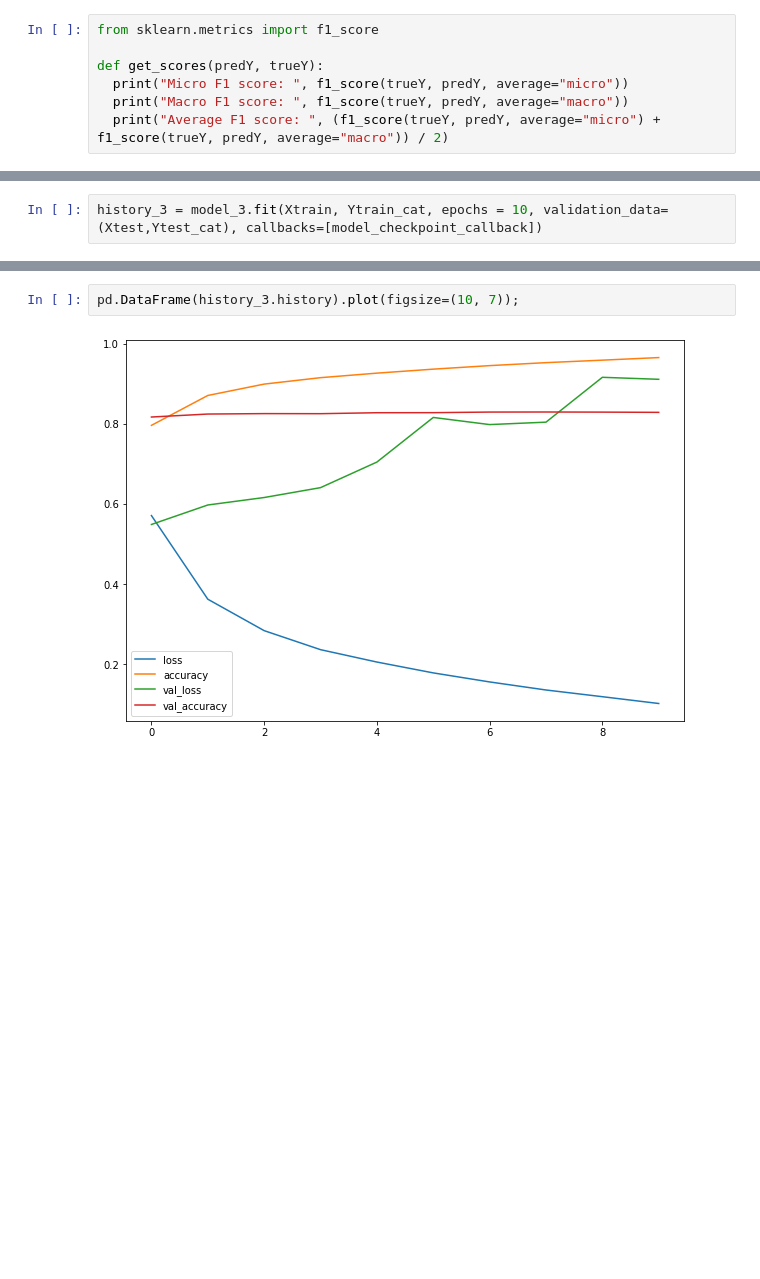
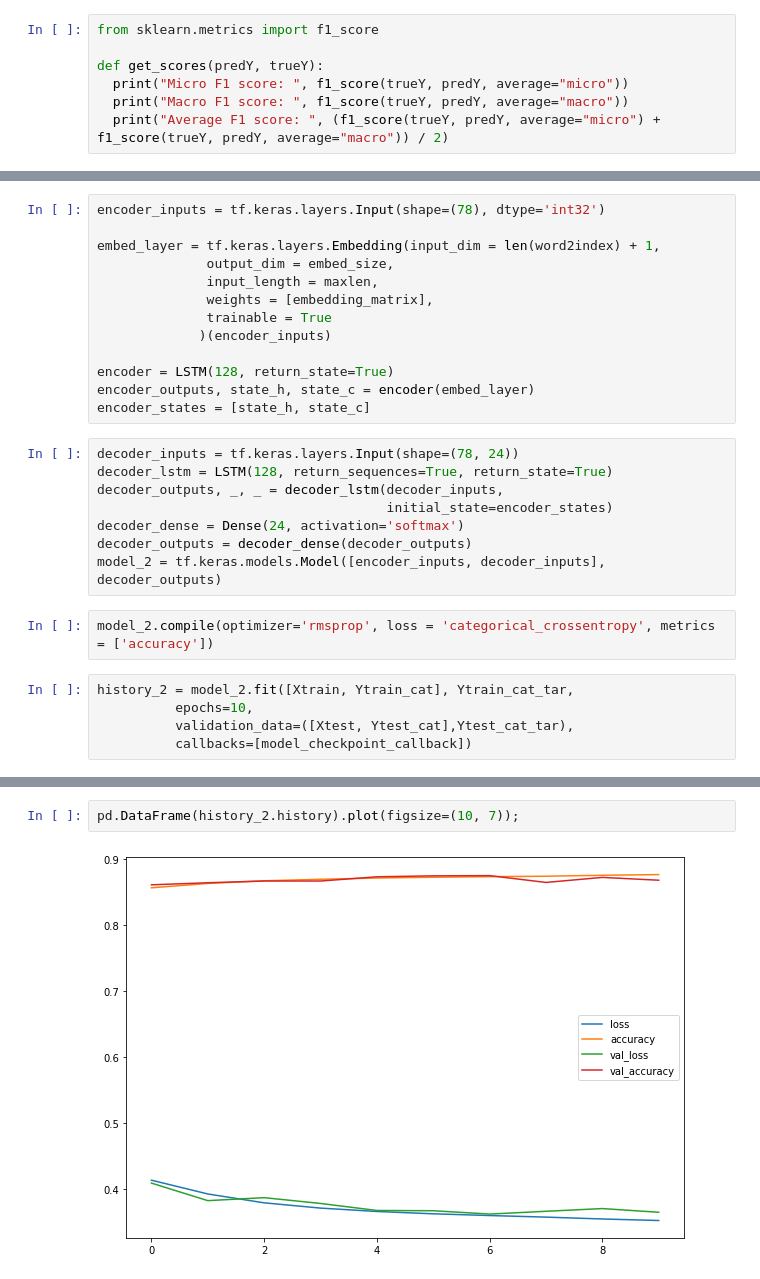
Before and after one commit to blazingbhavneek/ner_bert_lstm, a Jupyter notebook: NER_Bhavneek.ipynb, the cells around one changed output, grey strips where cells are left out. Drawn from its saved outputs; the diff is of its cells as text; blank space fills up the shorter version.

```diff
--- a/NER_Bhavneek.ipynb
+++ b/NER_Bhavneek.ipynb
@@ -660,4 +511,30 @@ _________________________________________________________________
+# %%
+encoder_inputs = tf.keras.layers.Input(shape=(78), dtype='int32')
+
+embed_layer = tf.keras.layers.Embedding(input_dim = len(word2index) + 1,
+              output_dim = embed_size,
+              input_length = maxlen,
+              weights = [embedding_matrix],
+              trainable = True
+             )(encoder_inputs)
+
+encoder = LSTM(128, return_state=True)
+encoder_outputs, state_h, state_c = encoder(embed_layer)
+encoder_states = [state_h, state_c]
+# %%
+decoder_inputs = tf.keras.layers.Input(shape=(78, 24))
+decoder_lstm = LSTM(128, return_sequences=True, return_state=True)
+decoder_outputs, _, _ = decoder_lstm(decoder_inputs,
+                                     initial_state=encoder_states)
+decoder_dense = Dense(24, activation='softmax')
+decoder_outputs = decoder_dense(decoder_outputs)
+model_2 = tf.keras.models.Model([encoder_inputs, decoder_inputs], decoder_outputs)
+# %%
+model_2.compile(optimizer='rmsprop', loss = 'categorical_crossentropy', metrics = ['accuracy'])
 # %%
-history_3 = model_3.fit(Xtrain, Ytrain_cat, epochs = 10, validation_data=(Xtest,Ytest_cat), callbacks=[model_checkpoint_callback])
+history_2 = model_2.fit([Xtrain, Ytrain_cat], Ytrain_cat_tar,
+          epochs=10,
+          validation_data=([Xtest, Ytest_cat],Ytest_cat_tar),
+          callbacks=[model_checkpoint_callback])
 # %% [output]
 Epoch 1/10
@@ -683,4 +560,4 @@ Epoch 10/10
 # %%
-pd.DataFrame(history_3.history).plot(figsize=(10, 7));
+pd.DataFrame(history_2.history).plot(figsize=(10, 7));
 # %% [output]
-[figure, old version]
+[figure, new version]
```
Also changed, not shown: parts of 53 cells of this notebook.
